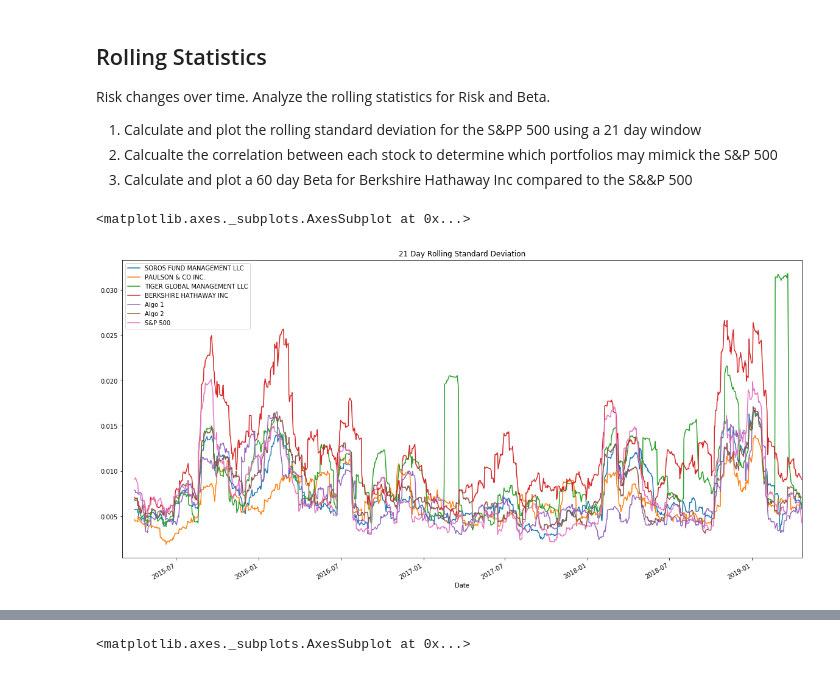
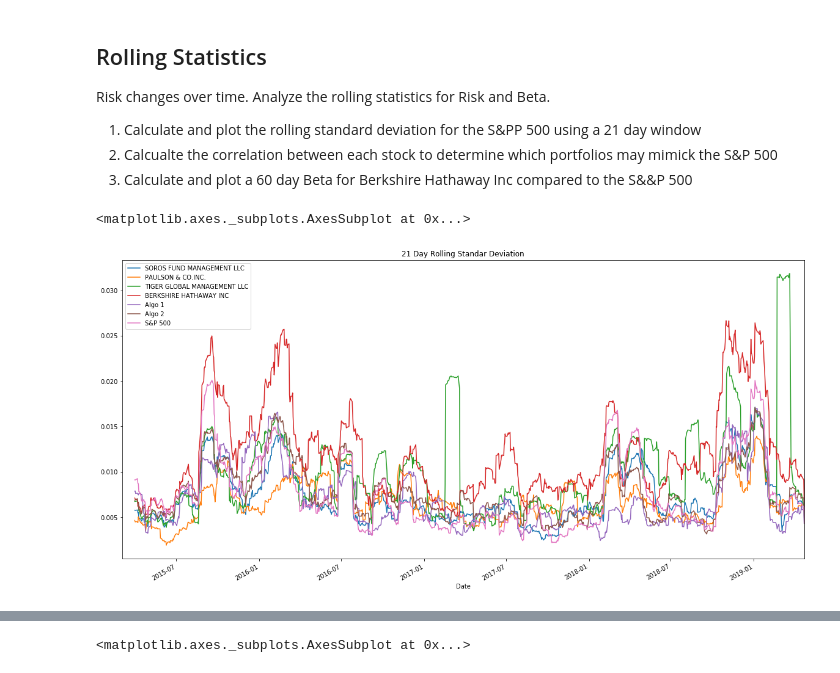
Before and after one commit to amejiali/pandas-homework, a Jupyter notebook: Starter_Code/whale_analysis.ipynb, the cells around one changed output, grey strips where cells are left out. Saved outputs shown, nothing was run; the diff lists cells and outputs as text; code cells hidden in the pictures.

Commit message:
Starting Rolling Statistics

```diff
--- a/Starter_Code/whale_analysis.ipynb
+++ b/Starter_Code/whale_analysis.ipynb
@@ -296,9 +296,11 @@ Risk changes over time. Analyze the rolling statistics for Risk and Beta.
 # %%
 # Calculate and plot the rolling standard deviation for the S&PP 500 using a 21 day window
 # YOUR CODE HERE
+joined_data_cols.rolling(window=21).std().plot(title="21 Day Rolling Standar Deviation",figsize=(20,10))
+#sp500_daily_returns.rolling(window=21).std().plot(title="21 Day Rolling Standar Deviation",figsize=(20,10))
 # %% [output]
 <matplotlib.axes._subplots.AxesSubplot at 0x...>
-[figure, old version]
+[figure, new version]
 # %%
 # Correlation
 # YOUR CODE HERE
```
Also changed, not shown: parts of 2 cells of this notebook.
